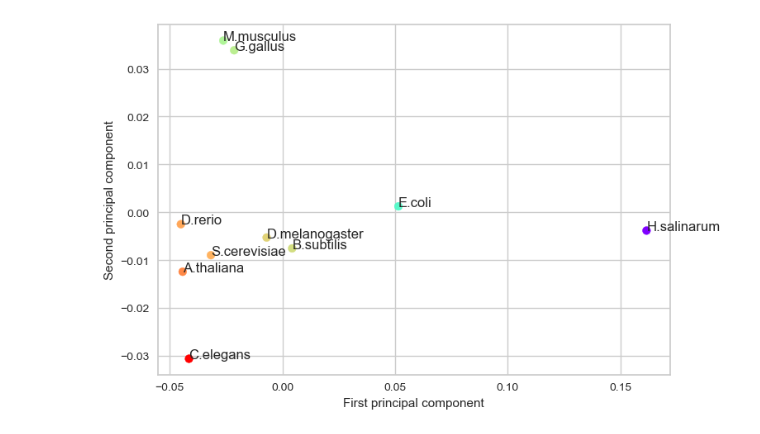
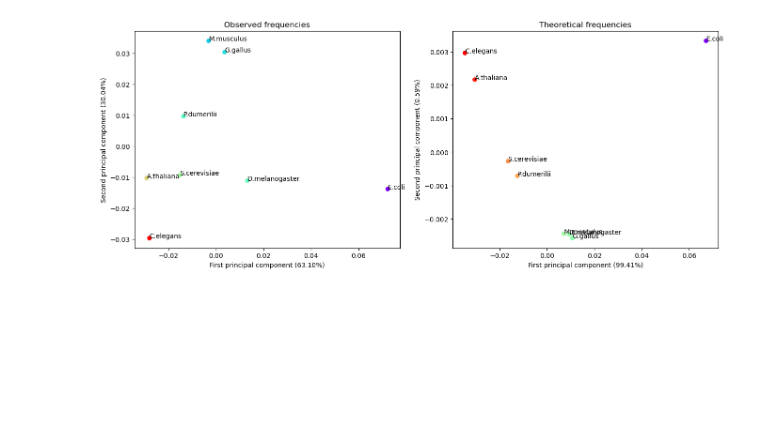
Before and after one commit to zhukovanadezhda/dinucleo-freq, a Jupyter notebook: analysis.ipynb, the cells around one changed output. Saved outputs shown, nothing was run; the diff lists cells and outputs as text; code cells hidden in the pictures; blank space fills up the shorter version.

```diff
--- a/analysis.ipynb
+++ b/analysis.ipynb
@@ -20,0 +21,16 @@ dist
+# %%
+with open("observed.json", "r") as f:
+    observed = json.load(f)
+with open("theo.json", "r") as f:
+    theo = json.load(f)
+with open("organisms.json", "r") as f:
+    organisms = json.load(f)
+# %%
+dist_obs = pd.DataFrame(observed)
+dist_obs = dist_obs.rename(index=organisms)
+dist_obs.to_csv("dist_obs.tsv", sep="\t")
+
+
+dist_th = pd.DataFrame(theo)
+dist_th = dist_th.rename(index=organisms)
+dist_th.to_csv("dist_th.tsv", sep="\t")
@@ -33,19 +112,40 @@ d = dendrogram(linkage_matrix, labels=list(dist.index), orientation='left')
 # %%
-X = dist.iloc[:, :-1].values
-y = dist.iloc[:, -1].values
+fig = plt.figure(figsize=(16, 6))
+
+X = dist_obs.iloc[:, :-1].values
+y = dist_obs.iloc[:, -1].values
 
 pca = PCA(n_components=2)
 X_pca = pca.fit_transform(X)
 
+variance_ratio = pca.explained_variance_ratio_
+ax1 = fig.add_subplot(121)
+ax1.scatter(X_pca[:, 0], X_pca[:, 1], c=y, cmap='rainbow')
+ax1.set_xlabel(f'First principal component ({variance_ratio[0]*100:.2f}%)')
+ax1.set_ylabel(f'Second principal component ({variance_ratio[1]*100:.2f}%)')
 
-plt.scatter(X_pca[:, 0], X_pca[:, 1], c=y, cmap='rainbow')
-plt.xlabel('First principal component')
-plt.ylabel('Second principal component')
+for i, label in enumerate(dist_obs.index):
+    ax1.text(X_pca[i, 0], X_pca[i, 1], label)
 
-for i, label in enumerate(dist.index):
-    plt.text(X_pca[i, 0], X_pca[i, 1], label)
+ax1.set_title('Observed frequencies')
 
 
+X = dist_th.iloc[:, :-1].values
+y = dist_th.iloc[:, -1].values
+
+pca = PCA(n_components=2)
+X_pca = pca.fit_transform(X)
+
+variance_ratio = pca.explained_variance_ratio_
+ax2 = fig.add_subplot(122)
+ax2.scatter(X_pca[:, 0], X_pca[:, 1], c=y, cmap='rainbow')
+ax2.set_xlabel(f'First principal component ({variance_ratio[0]*100:.2f}%)')
+ax2.set_ylabel(f'Second principal component ({variance_ratio[1]*100:.2f}%)')
+
+for i, label in enumerate(dist_th.index):
+    ax2.text(X_pca[i, 0], X_pca[i, 1], label)
+ax2.set_title('Theoretical frequencies')
+
 plt.show()
 # %% [output]
-[figure, old version]
+[figure, new version]
```
Also changed, not shown: parts of 4 cells of this notebook, 2 other files.
